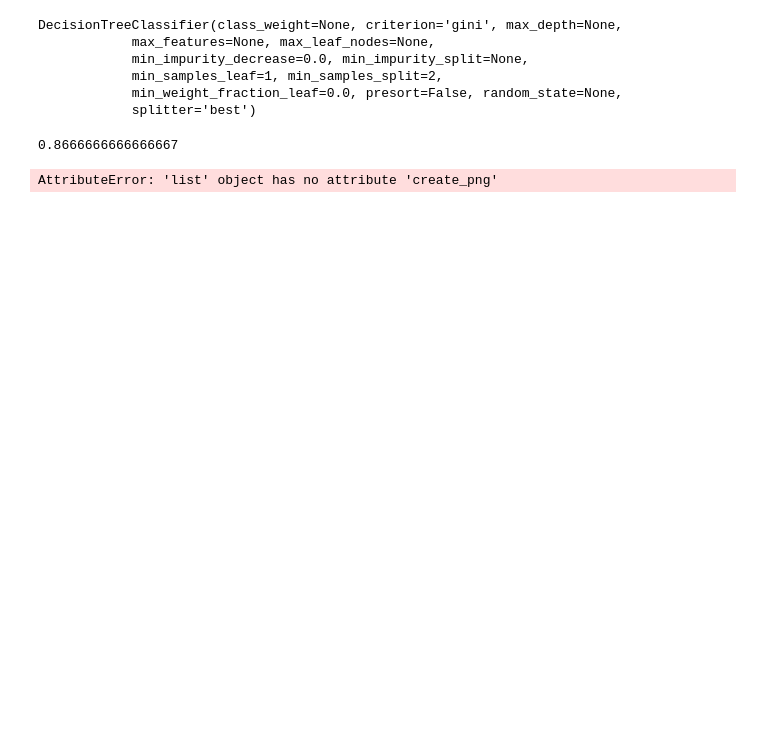
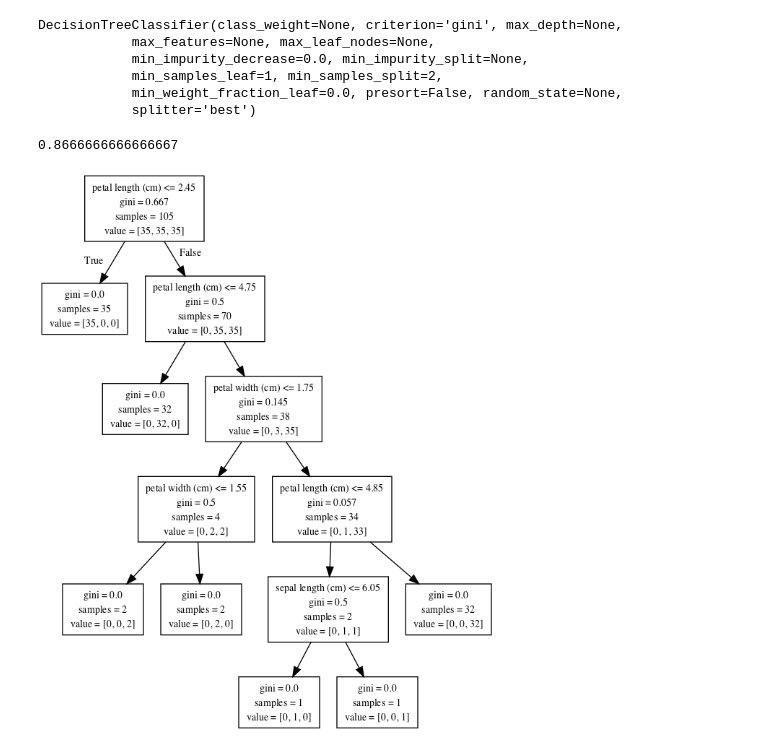
Before and after one commit to hymntaha/custom-neural-networks, a Jupyter notebook: DecisionTree.ipynb, the cells around one changed output. Cells and saved outputs as stored; diff of their text form; code cells hidden in the pictures; blank space fills up the shorter version.

```diff
--- a/DecisionTree.ipynb
+++ b/DecisionTree.ipynb
@@ -52,13 +33,14 @@ accuracy_score(y_test, y_pred)
 # %%
 import numpy as np
 from sklearn import tree
 import io
-import pydot
+import pydotplus
 from IPython.display import Image
 
 dot_iris = io.StringIO()
 tree.export_graphviz(dtc, out_file = dot_iris, feature_names = iris.feature_names)
-graph = pydot.graph_from_dot_data(dot_iris.getvalue())
+graph = graph = pydotplus.graphviz.graph_from_dot_data(dot_iris.getvalue())
+
 Image(graph.create_png())
 # %% [output]
-AttributeError: 'list' object has no attribute 'create_png'
+[figure, added]
```
Also changed, not shown: parts of 2 cells of this notebook.
